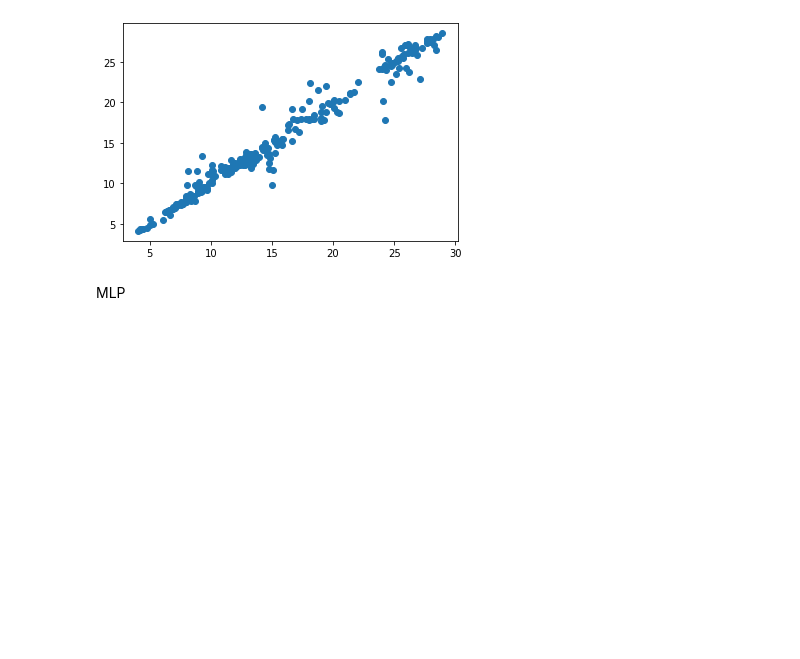
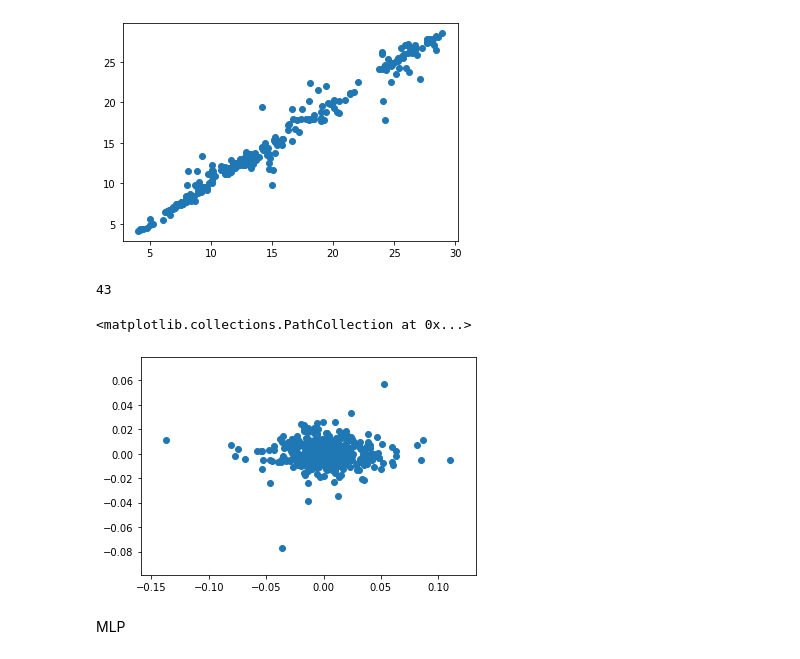
Before and after one commit to enricofd/Projeto_3_CD, a Jupyter notebook: P3_Jupyter.ipynb, the cells around one changed output. Drawn from its saved outputs; the diff is of its cells as text; code cells hidden in the pictures; blank space fills up the shorter version.

```diff
--- a/P3_Jupyter.ipynb
+++ b/P3_Jupyter.ipynb
@@ -270,6 +337,18 @@ scaler.fit(X_train)
 
 X_train2 = scaler.transform(X_train2)
 X_test2 = scaler.transform(X_test2)
+# %%
+X3_train = DADOS_OPT.iloc[:800,5:9]
+y3_train = DADOS_OPT['CALC_PETR4'].iloc[:800,]
+
+X3_test = DADOS_OPT.iloc[800:,5:9]
+y3_test = DADOS_OPT['CALC_PETR4'].iloc[800:,]
+
+scaler = StandardScaler()
+scaler.fit(X3_train)
+
+X3_train = scaler.transform(X3_train)
+X3_test = scaler.transform(X3_test)
 # %% [markdown]
 Random Forest - DADOS_OPT
 # %%
@@ -327,6 +408,33 @@ plt.scatter(y_test2,b2)
 # %% [output]
 <matplotlib.collections.PathCollection at 0x...>
 [figure]
+# %%
+from sklearn.ensemble import RandomForestRegressor
+
+rf3 = RandomForestRegressor(n_estimators = 3000, random_state = 42)
+
+rf3.fit(X3_train, y3_train.values.ravel());
+predictionsrf3 = rf3.predict(X3_test)
+
+b3 = []
+for e in predictionsrf3:
+    b3.append(e)
+
+e =0
+i3 = 0
+while i3 < len(b3):
+    if b3[i3] <= (y3_test[i3] + y3_test[i3]*0.50) and b3[i3] >= (y3_test[i3] - y3_test[i3]*0.50) :
+        e += 1
+    i3 += 1
+
+print (e)
+# %% [output]
+43
+# %%
+plt.scatter(y3_test,b3)
+# %% [output]
+<matplotlib.collections.PathCollection at 0x...>
+[figure, added]
 # %% [markdown]
 MLP
 # %%
```
Also changed, not shown: parts of 17 cells of this notebook.
